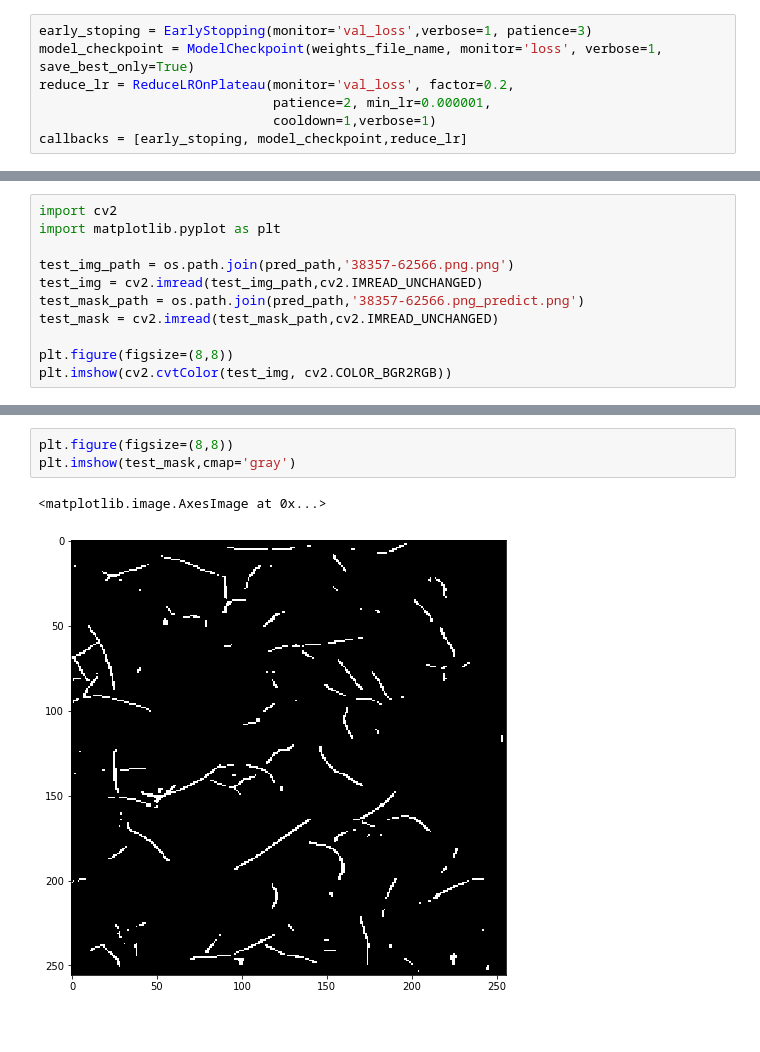
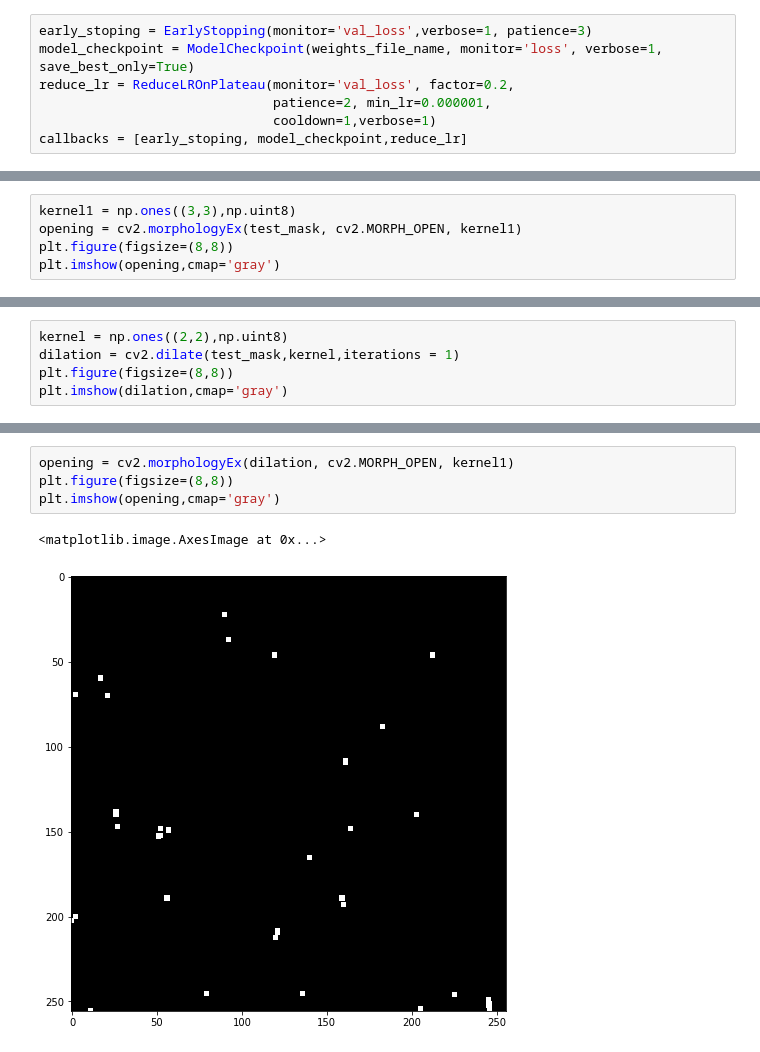
Before and after one commit to OrenChikli/Cherry_stem, a Jupyter notebook: work/unet_train.ipynb, the cells around one changed output, grey strips where cells are left out. Drawn from its saved outputs; the diff is of its cells as text.

```diff
--- a/work/unet_train.ipynb
+++ b/work/unet_train.ipynb
@@ -84,11 +117,0 @@ prediction(model, test_path_image, pred_path, target_size,threshold=0.5,as_gray=
-# %%
-import cv2
-import matplotlib.pyplot as plt
-
-test_img_path = os.path.join(pred_path,'38357-62566.png.png')
-test_img = cv2.imread(test_img_path,cv2.IMREAD_UNCHANGED)
-test_mask_path = os.path.join(pred_path,'38357-62566.png_predict.png')
-test_mask = cv2.imread(test_mask_path,cv2.IMREAD_UNCHANGED)
-
-plt.figure(figsize=(8,8))
-plt.imshow(cv2.cvtColor(test_img, cv2.COLOR_BGR2RGB))
@@ -97,0 +139,5 @@ plt.imshow(cv2.cvtColor(test_img, cv2.COLOR_BGR2RGB))
+# %%
+kernel1 = np.ones((3,3),np.uint8)
+opening = cv2.morphologyEx(test_mask, cv2.MORPH_OPEN, kernel1)
+plt.figure(figsize=(8,8))
+plt.imshow(opening,cmap='gray')
@@ -97,0 +147,5 @@ plt.imshow(cv2.cvtColor(test_img, cv2.COLOR_BGR2RGB))
+# %%
+kernel = np.ones((2,2),np.uint8)
+dilation = cv2.dilate(test_mask,kernel,iterations = 1)
+plt.figure(figsize=(8,8))
+plt.imshow(dilation,cmap='gray')
@@ -98,6 +155,7 @@ plt.imshow(cv2.cvtColor(test_img, cv2.COLOR_BGR2RGB))
 # %%
+opening = cv2.morphologyEx(dilation, cv2.MORPH_OPEN, kernel1)
 plt.figure(figsize=(8,8))
-plt.imshow(test_mask,cmap='gray')
+plt.imshow(opening,cmap='gray')
 # %% [output]
 <matplotlib.image.AxesImage at 0x...>
-[figure, old version]
+[figure, new version]
```
Also changed, not shown: parts of 13 cells of this notebook, 4 other files.
